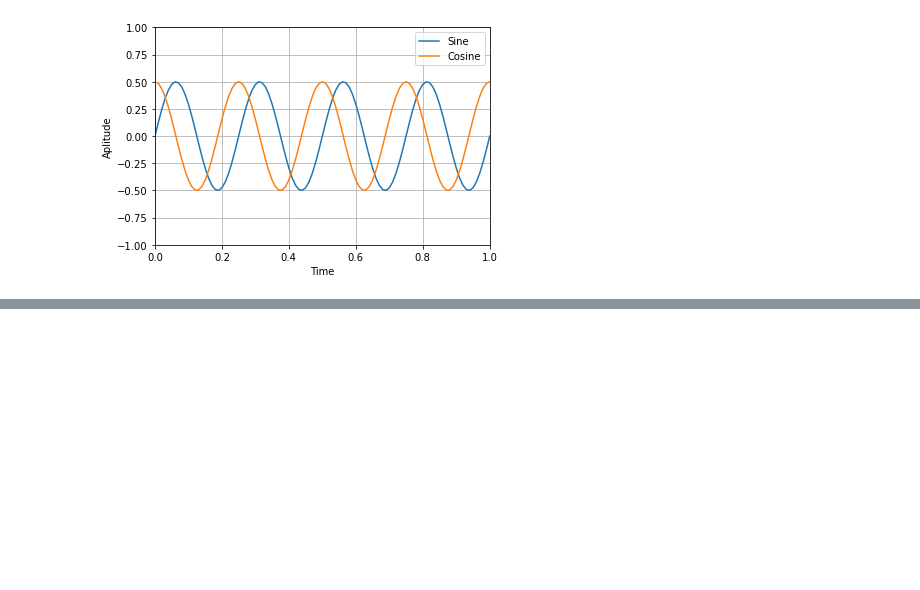
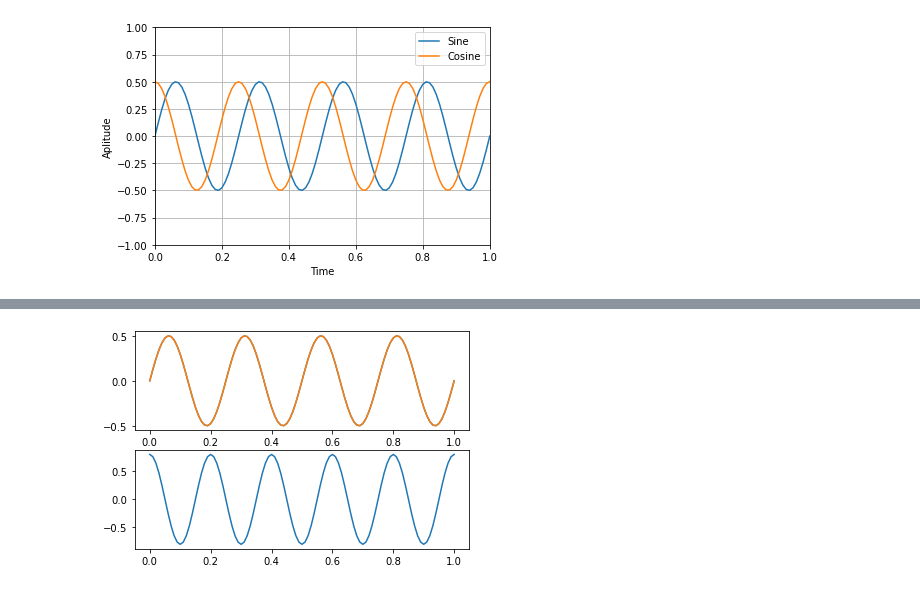
Before and after one commit to pramodkachare/Python_course, a Jupyter notebook: Module-4.ipynb, the cells around one changed output, grey strips where cells are left out. Saved outputs shown, nothing was run; the diff lists cells and outputs as text; code cells hidden in the pictures; blank space fills up the shorter version.

```diff
--- a/Module-4.ipynb
+++ b/Module-4.ipynb
@@ -145,0 +206,12 @@ plt.show()
+# %%
+t = np.arange(0, 1.01, 0.01)
+x1 = 0.5*np.sin(2*np.pi*4*t)
+
+ax[0].plot(t, x1)
+
+x2 = 0.8*np.cos(2*np.pi*5*t)
+ax[1].plot(t, x2)
+
+fig
+# %% [output]
+[figure, added]
```
Also changed, not shown: parts of 25 cells of this notebook, 1 other file.
